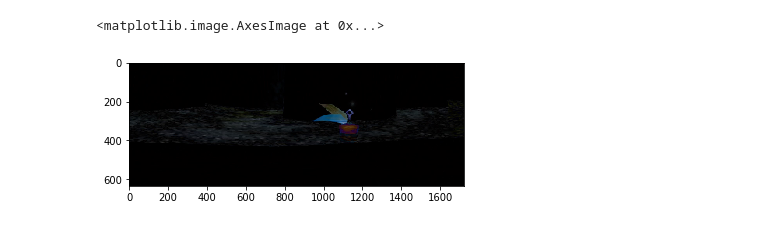
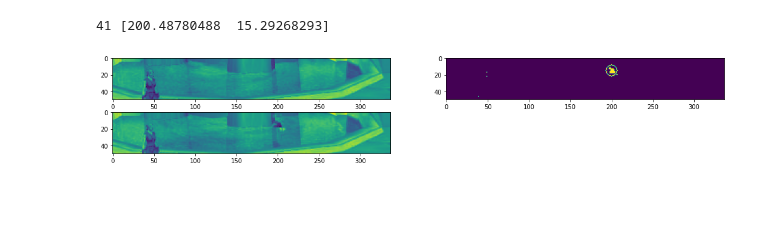
Before and after one commit to aash/pyfisher, a Jupyter notebook: x.ipynb, the cells around one changed output. Drawn from its saved outputs; the diff is of its cells as text; code cells hidden in the pictures; blank space fills up the shorter version.

Commit message:
add connected component extraction

```diff
--- a/x.ipynb
+++ b/x.ipynb
@@ -1,12 +1,28 @@
-# %%
-import cv2
-from matplotlib import pyplot as plt
-import numpy as np
-
-img = cv2.imread('c:/Users/codbegemod/Desktop/pic.jpg')
-img1 = cv2.cvtColor(img, cv2.COLOR_BGR2RGB)
-img2 = img[:,:,::-1]
-plt.imshow(img1)
-# %% [output]
-<matplotlib.image.AxesImage at 0x...>
-[figure, removed]
+# %%
+import cv2
+from matplotlib import pyplot as plt
+import numpy as np
+
+
+img = cv2.imread('d:/projects/img00.jpg', 0)
+img1 = cv2.imread('d:/projects/img19.jpg', 0)
+diff = cv2.absdiff(img, img1)
+ret, th1 = cv2.threshold(diff,64,255, cv2.THRESH_BINARY)
+th2 = cv2.adaptiveThreshold(diff,255,cv2.ADAPTIVE_THRESH_GAUSSIAN_C, \
+            cv2.THRESH_BINARY,3,2)
+nb_components, output, stats, centroids = cv2.connectedComponentsWithStats(th1, connectivity=8)
+ccs = list(filter(lambda x: x[1][cv2.CC_STAT_AREA] > 20 and x[1][cv2.CC_STAT_AREA] < 100, enumerate(stats)))
+if len(ccs) == 1:
+    print(ccs[0][1][cv2.CC_STAT_AREA], centroids[ccs[0][0]])
+cv2.circle(th1, tuple(map(int, centroids[1])), radius=7, color=(255,255,255), thickness=1)
+f = plt.figure(figsize=(28, 3))
+f.add_subplot(2, 3, 1)
+plt.imshow(img)
+f.add_subplot(2, 3, 4)
+plt.imshow(img1)
+f.add_subplot(2, 3, 2)
+plt.imshow(th1)
+plt.show()
+# %% [output]
+41 [200.48780488  15.29268293]
+[figure, added]
```
Also changed, not shown: 1 other file.
